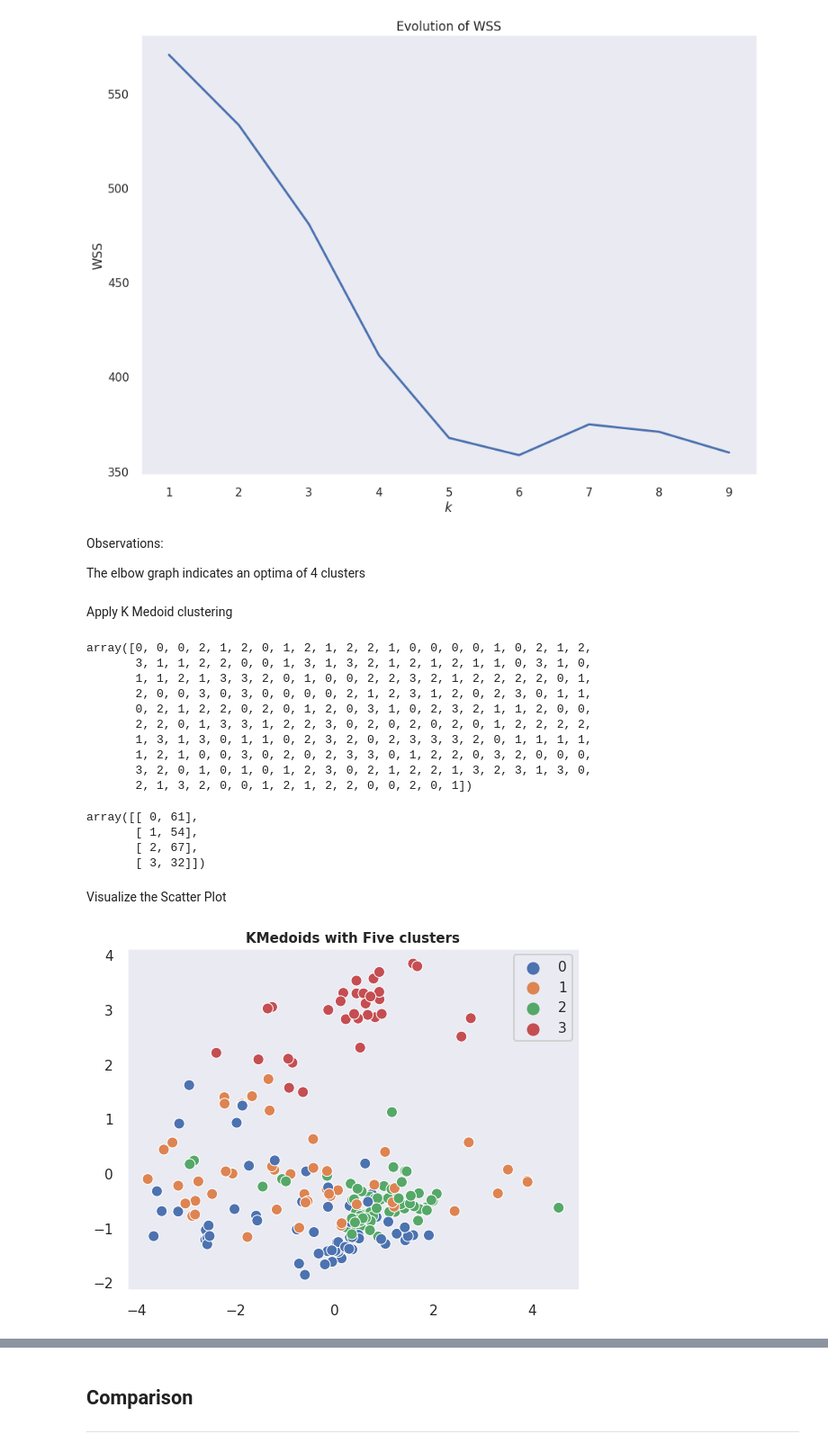
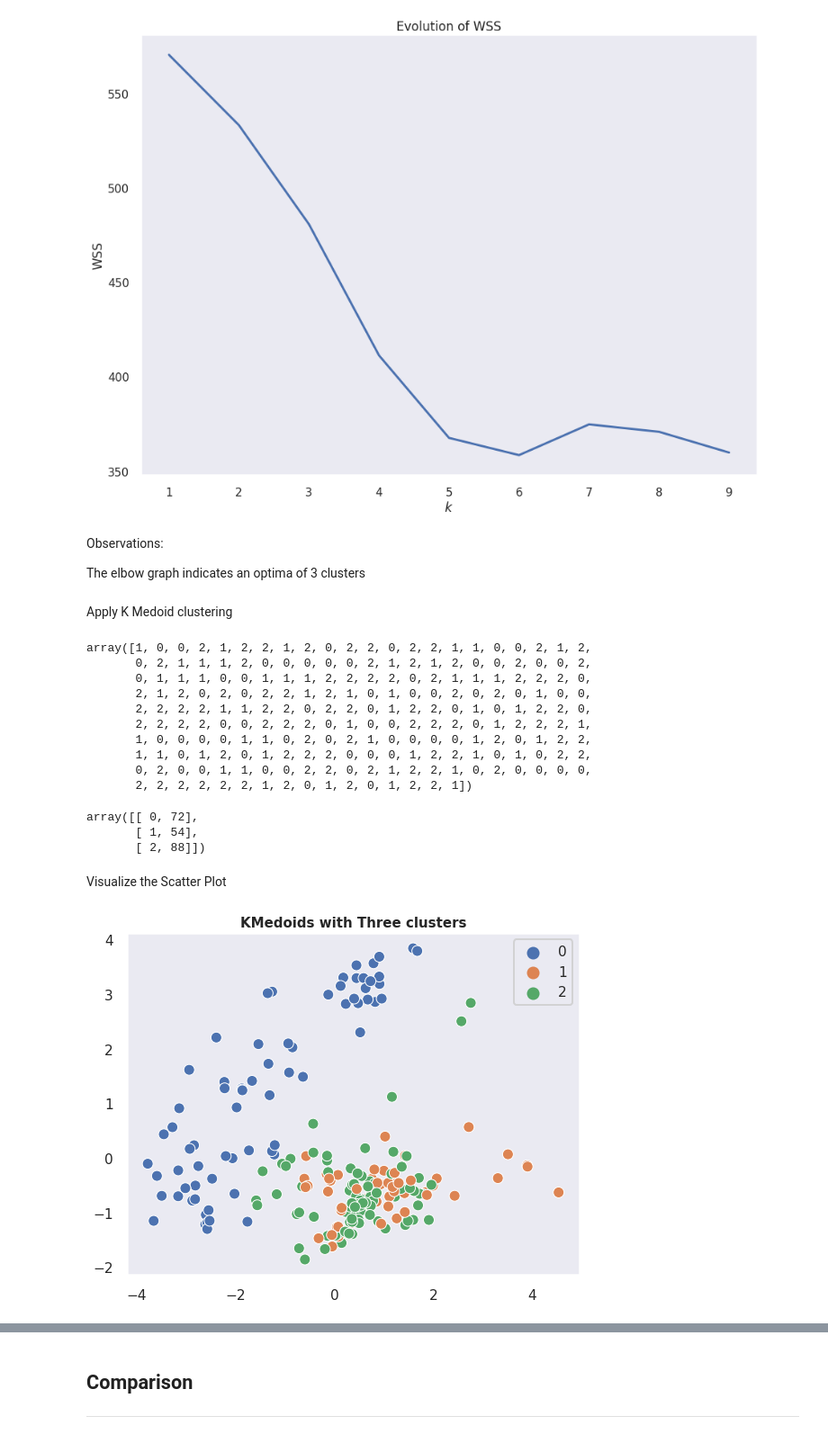
Before and after one commit to chongweelow/ACEassignment, a Jupyter notebook: Ace_Digital_Assignment_Question_1.ipynb, the cells around one changed output, grey strips where cells are left out. Shown at 90% size. Cells and saved outputs as stored; diff of their text form; code cells hidden in the pictures.

```diff
--- a/Ace_Digital_Assignment_Question_1.ipynb
+++ b/Ace_Digital_Assignment_Question_1.ipynb
@@ -676,45 +676,44 @@ Requirement already satisfied: threadpoolctl>=2.0.0 in /usr/local/lib/python3.7/
 # %% [markdown]
 Observations:
 
- The elbow graph indicates an optima of 4 clusters
+ The elbow graph indicates an optima of 3 clusters
 # %% [markdown]
 Apply K Medoid clustering
 # %%
-kmedoids = KMedoids(n_clusters=4, random_state=0).fit(df_transformed)
+kmedoids = KMedoids(n_clusters=3, random_state=0).fit(df_transformed)
 kmedoids.labels_
 # %% [output]
-array([0, 0, 0, 2, 1, 2, 0, 1, 2, 1, 2, 2, 1, 0, 0, 0, 0, 1, 0, 2, 1, 2,
-       3, 1, 1, 2, 2, 0, 0, 1, 3, 1, 3, 2, 1, 2, 1, 2, 1, 1, 0, 3, 1, 0,
-       1, 1, 2, 1, 3, 3, 2, 0, 1, 0, 0, 2, 2, 3, 2, 1, 2, 2, 2, 2, 0, 1,
-       2, 0, 0, 3, 0, 3, 0, 0, 0, 0, 2, 1, 2, 3, 1, 2, 0, 2, 3, 0, 1, 1,
-       0, 2, 1, 2, 2, 0, 2, 0, 1, 2, 0, 3, 1, 0, 2, 3, 2, 1, 1, 2, 0, 0,
-       2, 2, 0, 1, 3, 3, 1, 2, 2, 3, 0, 2, 0, 2, 0, 2, 0, 1, 2, 2, 2, 2,
-       1, 3, 1, 3, 0, 1, 1, 0, 2, 3, 2, 0, 2, 3, 3, 3, 2, 0, 1, 1, 1, 1,
-       1, 2, 1, 0, 0, 3, 0, 2, 0, 2, 3, 3, 0, 1, 2, 2, 0, 3, 2, 0, 0, 0,
-       3, 2, 0, 1, 0, 1, 0, 1, 2, 3, 0, 2, 1, 2, 2, 1, 3, 2, 3, 1, 3, 0,
-       2, 1, 3, 2, 0, 0, 1, 2, 1, 2, 2, 0, 0, 2, 0, 1])
+array([1, 0, 0, 2, 1, 2, 2, 1, 2, 0, 2, 2, 0, 2, 2, 1, 1, 0, 0, 2, 1, 2,
+       0, 2, 1, 1, 1, 2, 0, 0, 0, 0, 0, 2, 1, 2, 1, 2, 0, 0, 2, 0, 0, 2,
+       0, 1, 1, 1, 0, 0, 1, 1, 1, 2, 2, 2, 2, 0, 2, 1, 1, 1, 2, 2, 2, 0,
+       2, 1, 2, 0, 2, 0, 2, 2, 1, 2, 1, 0, 1, 0, 0, 2, 0, 2, 0, 1, 0, 0,
+       2, 2, 2, 2, 1, 1, 2, 2, 0, 2, 2, 0, 1, 2, 2, 0, 1, 0, 1, 2, 2, 0,
+       2, 2, 2, 2, 0, 0, 2, 2, 2, 0, 1, 0, 0, 2, 2, 2, 0, 1, 2, 2, 2, 1,
+       1, 0, 0, 0, 0, 1, 1, 0, 2, 0, 2, 1, 0, 0, 0, 0, 1, 2, 0, 1, 2, 2,
+       1, 1, 0, 1, 2, 0, 1, 2, 2, 2, 0, 0, 0, 1, 2, 2, 1, 0, 1, 0, 2, 2,
+       0, 2, 0, 0, 1, 1, 0, 0, 2, 2, 0, 2, 1, 2, 2, 1, 0, 2, 0, 0, 0, 0,
+       2, 2, 2, 2, 2, 2, 1, 2, 0, 1, 2, 0, 1, 2, 2, 1])
 # %%
 # Data points count per label
 unique, counts = np.unique(kmedoids.labels_, return_counts=True)
 np.asarray((unique, counts)).T
 # %% [output]
-array([[ 0, 61],
+array([[ 0, 72],
        [ 1, 54],
-       [ 2, 67],
-       [ 3, 32]])
+       [ 2, 88]])
 # %% [markdown]
 Visualize the Scatter Plot
 # %%
 # Transform data to visualize data in 2d
 sns.set_style('dark')
-pca = decomposition.PCA(n_components=4)
+pca = decomposition.PCA(n_components=3)
 df_pca = pca.fit_transform(df_transformed)
 plt.figure(figsize=(9,7))
 sns.scatterplot(hue=kmedoids.labels_, x=df_pca[:,0], y=df_pca[:,1],palette="deep")
-plt.title("KMedoids with Five clusters",fontsize=15,fontweight="bold")
+plt.title("KMedoids with Three clusters",fontsize=15,fontweight="bold")
 plt.show()
 # %% [output]
-[figure, old version]
+[figure, new version]
 # %%
 # Calculate Silhouette Score/ Calinski Harabasz Score/ Davies Bouldin Score for 4 clusters separated by k kmedoids
 s = silhouette_score(df_transformed, kmedoids.labels_)
```
Also changed, not shown: parts of 2 cells of this notebook.
